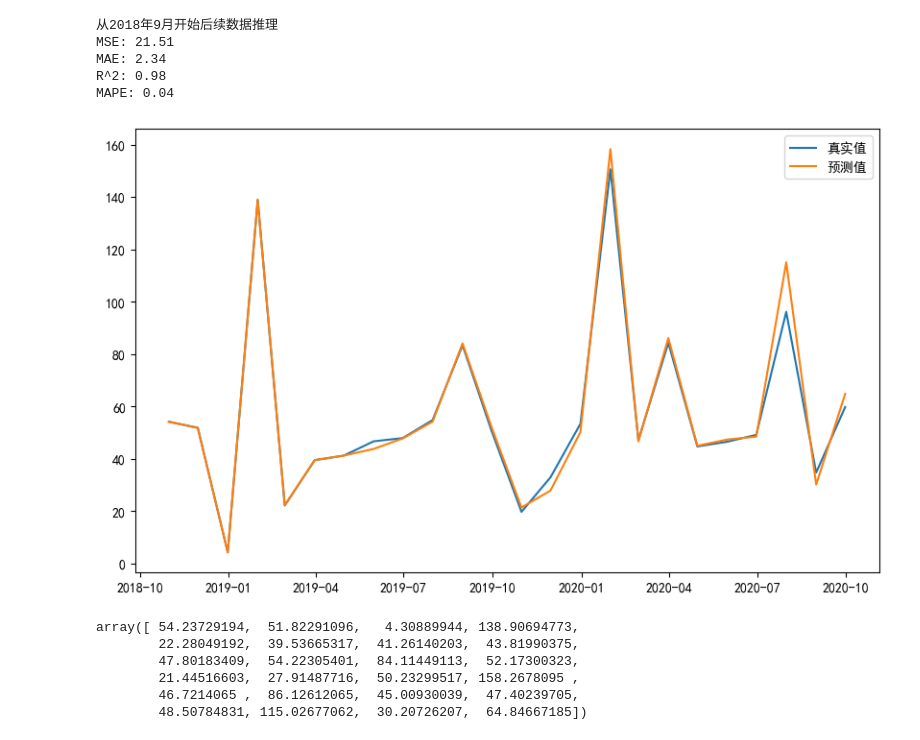
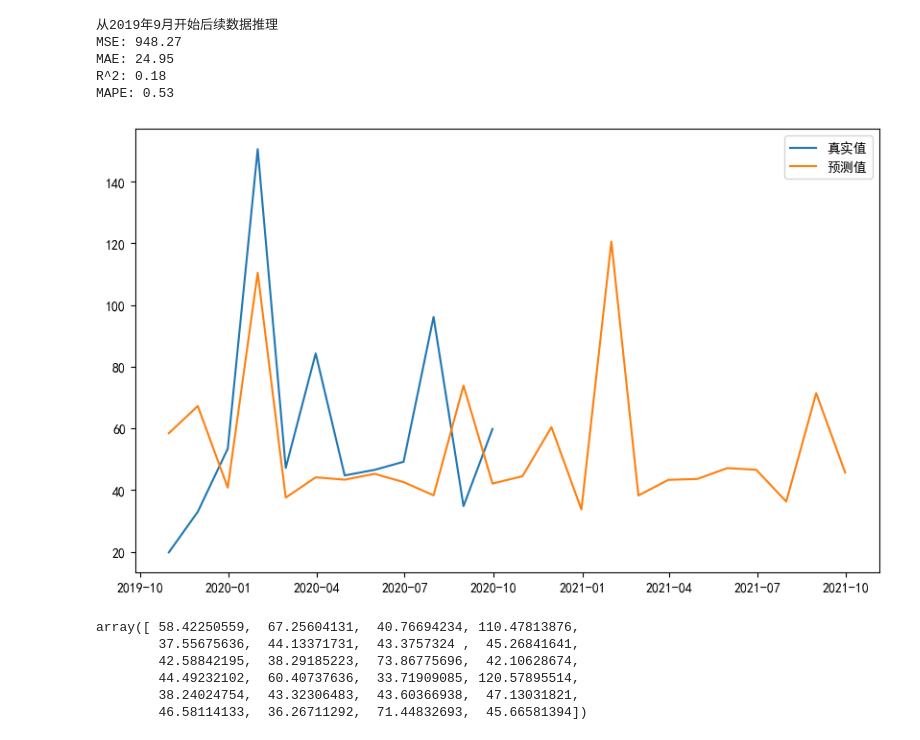
Before and after one commit to hh66911/2024-dingding-A, a Jupyter notebook: grumodel.ipynb, the cells around one changed output. Drawn from its saved outputs; the diff is of its cells as text; code cells hidden in the pictures.

```diff
--- a/grumodel.ipynb
+++ b/grumodel.ipynb
@@ -10,4 +10,4 @@ import pandas as pd
 import model_predict
 from sklearn.model_selection import train_test_split
 # %%
-series, scaler = model_predict.read_data_series(scale=True)
+series, scaler = model_predict.read_data_series(scale=True, filter_early=False, file_index=1)
@@ -15,12 +17,14 @@ series, scaler = model_predict.read_data_series(scale=True)
 class GRUModel(nn.Module):
     def __init__(self, input_size, hidden_size, num_layers, output_size):
         super(GRUModel, self).__init__()
+        input_size = 1
         self.cn = nn.Conv1d(input_size, input_size, 3, padding=1)
         self.gru = nn.GRU(input_size, hidden_size,
                           num_layers, batch_first=True)
         self.fc = nn.Linear(hidden_size, output_size)
 
     def forward(self, x):
+        x = x[:, :, 0].unsqueeze(2)
         x = self.cn(x.permute(0, 2, 1)).permute(0, 2, 1)
         out, _ = self.gru(x)
         out = self.fc(out[:, -1, :])  # 使用最后一个时间步的输出
@@ -53,16 +57,16 @@ Best Validation Loss: 0.1250840127468109
 # %%
 model = model_predict.load_rnn_model_best(GRUModel, model_parameters)
-model_predict.predict_to_future_rnn(model, series, scaler, last_months=24)
+model_predict.predict_to_future_rnn(model, series, scaler, last_months=12)
 # %% [output]
-从2018年9月开始后续数据推理
-MSE: 21.51
-MAE: 2.34
-R^2: 0.98
-MAPE: 0.04
+从2019年9月开始后续数据推理
+MSE: 948.27
+MAE: 24.95
+R^2: 0.18
+MAPE: 0.53
-[figure, old version]
+[figure, new version]
-array([ 54.23729194,  51.82291096,   4.30889944, 138.90694773,
-        22.28049192,  39.53665317,  41.26140203,  43.81990375,
-        47.80183409,  54.22305401,  84.11449113,  52.17300323,
-        21.44516603,  27.91487716,  50.23299517, 158.2678095 ,
-        46.7214065 ,  86.12612065,  45.00930039,  47.40239705,
-        48.50784831, 115.02677062,  30.20726207,  64.84667185])
+array([ 58.42250559,  67.25604131,  40.76694234, 110.47813876,
+        37.55675636,  44.13371731,  43.3757324 ,  45.26841641,
+        42.58842195,  38.29185223,  73.86775696,  42.10628674,
+        44.49232102,  60.40737636,  33.71909085, 120.57895514,
+        38.24024754,  43.32306483,  43.60366938,  47.13031821,
+        46.58114133,  36.26711292,  71.44832693,  45.66581394])
```
Also changed, not shown: parts of 2 cells of this notebook, 2 other files.
